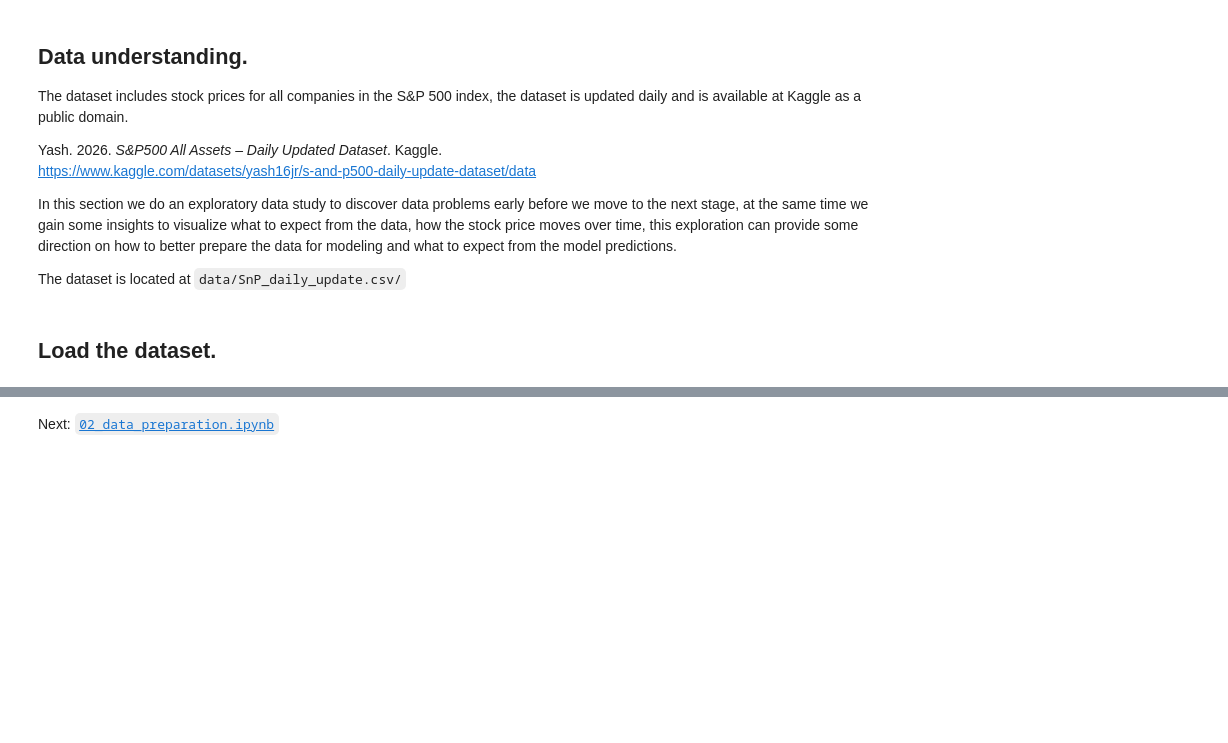
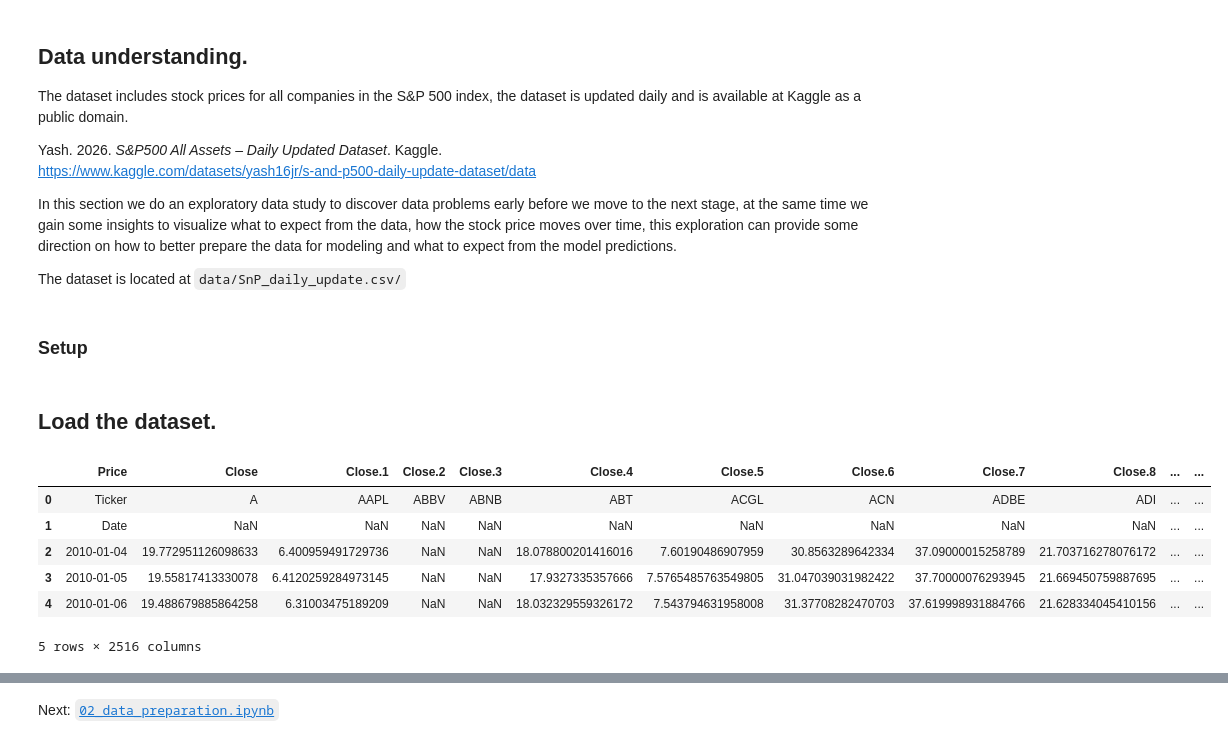
Before and after one commit to wences-psu/Stock_Price_DL, a Jupyter notebook: notebooks/01_business_and_data_understanding.ipynb, the cells around one changed output, grey strips where cells are left out. Saved outputs shown, nothing was run; the diff lists cells and outputs as text; code cells hidden in the pictures; blank space fills up the shorter version.

```diff
--- a/notebooks/01_business_and_data_understanding.ipynb
+++ b/notebooks/01_business_and_data_understanding.ipynb
@@ -28,3 +28,5 @@ https://www.kaggle.com/datasets/yash16jr/s-and-p500-daily-update-dataset/data
 In this section we do an exploratory data study to discover data problems early before we move to the next stage, at the same time we gain some insights to visualize what to expect from the data, how the stock price moves over time, this exploration can provide some direction on how to better prepare the data for modeling and what to expect from the model predictions.
 
 The dataset is located at `data/SnP_daily_update.csv/`
+# %% [markdown]
+### Setup
@@ -31,2 +56,14 @@ The dataset is located at `data/SnP_daily_update.csv/`
 # %% [markdown]
 ## Load the dataset.
+# %%
+""" Load the dataset from csv file """
+df = pd.read_csv(config.DATA_PATH, low_memory=False)
+df.head()
+# %% [output]
+|  | Price | Close | Close.1 | Close.2 | Close.3 | Close.4 | Close.5 | Close.6 | Close.7 | Close.8 | ... | ... |
+| 0 | Ticker | A | AAPL | ABBV | ABNB | ABT | ACGL | ACN | ADBE | ADI | ... | ... |
+| 1 | Date | NaN | NaN | NaN | NaN | NaN | NaN | NaN | NaN | NaN | ... | ... |
+| 2 | 2010-01-04 | 19.772951126098633 | 6.400959491729736 | NaN | NaN | 18.078800201416016 | 7.60190486907959 | 30.8563289642334 | 37.09000015258789 | 21.703716278076172 | ... | ... |
+| 3 | 2010-01-05 | 19.55817413330078 | 6.4120259284973145 | NaN | NaN | 17.9327335357666 | 7.5765485763549805 | 31.047039031982422 | 37.70000076293945 | 21.669450759887695 | ... | ... |
+| 4 | 2010-01-06 | 19.488679885864258 | 6.31003475189209 | NaN | NaN | 18.032329559326172 | 7.543794631958008 | 31.37708282470703 | 37.619998931884766 | 21.628334045410156 | ... | ... |
+5 rows × 2516 columns
```
Also changed, not shown: parts of 17 cells of this notebook, 1 other file.
